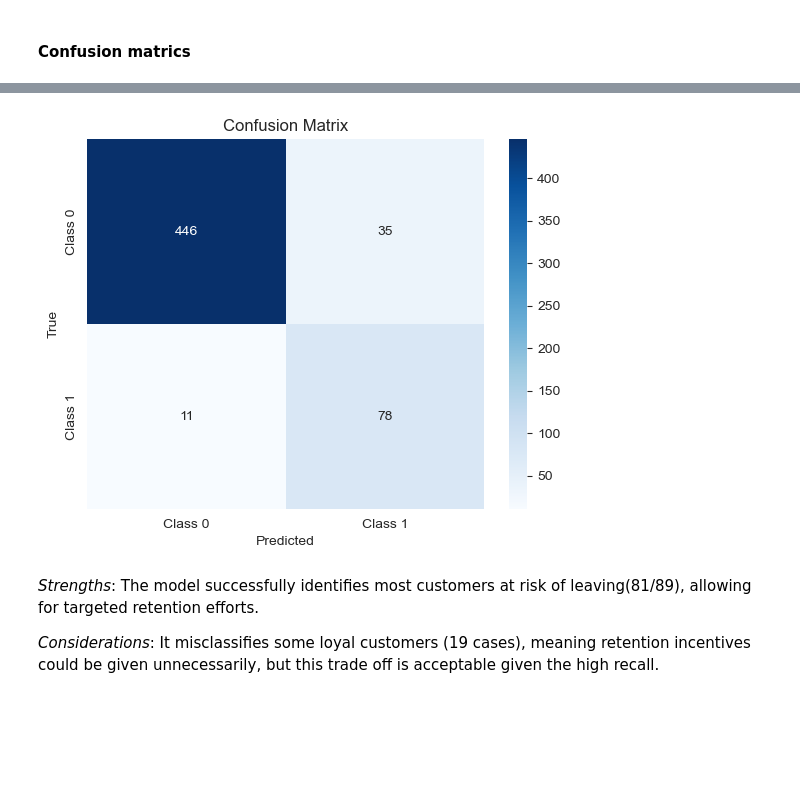
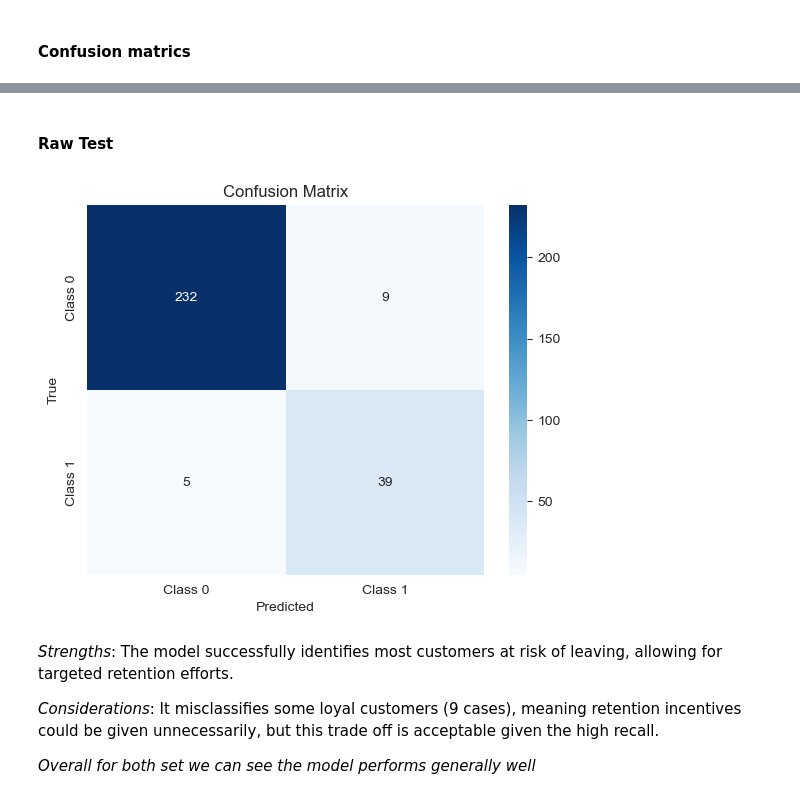
Before and after one commit to Miracle-Bassey/TelecomChurnModel, a Jupyter notebook: notebook/Model_Trainer.ipynb, the cells around one changed output, grey strips where cells are left out. Cells and saved outputs as stored; diff of their text form; code cells hidden in the pictures; blank space fills up the shorter version.

Commit message:
Predictive Modeling

```diff
--- a/notebook/Model_Trainer.ipynb
+++ b/notebook/Model_Trainer.ipynb
@@ -525,3 +525,7 @@ best_params
 # keep needed features in training data
 
 X_train_selected = X_train_resampled[:, selected_feature_indices]
+# %%
+X_val_selected = X_val_transformed[:, selected_feature_indices]
+X_test_selected = X_test_transformed[:, selected_feature_indices]
+X_raw_selected= X_raw_transformed[:, selected_feature_indices]
@@ -527,0 +579,4 @@ X_train_selected = X_train_resampled[:, selected_feature_indices]
+# %%
+# Predict on test and raw datasets
+y_test_pred = new_model.predict(X_test_selected)
+y_raw_pred = new_model.predict(X_raw_selected)
@@ -532,13 +615,17 @@ X_train_selected = X_train_resampled[:, selected_feature_indices]
+# %% [markdown]
+#### Raw Test
 # %%
-cm = confusion_matrix(y_val, y_val_pred)
+cm = confusion_matrix(y_raw, y_raw_pred)
 sns.heatmap(cm, annot=True, fmt='d', cmap='Blues', xticklabels=['Class 0', 'Class 1'], yticklabels=['Class 0', 'Class 1'])
 plt.xlabel('Predicted')
 plt.ylabel('True')
 plt.title('Confusion Matrix')
 plt.show()
 # %% [output]
-[figure, old version]
+[figure, new version]
 # %% [markdown]
-*Strengths*: The model successfully identifies most customers at risk of leaving(81/89), allowing for targeted retention efforts.
+*Strengths*: The model successfully identifies most customers at risk of leaving, allowing for targeted retention efforts.
 
-*Considerations*: It misclassifies some loyal customers (19 cases), meaning retention incentives could be given unnecessarily, but this trade off is acceptable given the high recall.
+*Considerations*: It misclassifies some loyal customers (9 cases), meaning retention incentives could be given unnecessarily, but this trade off is acceptable given the high recall.
+
+*Overall for both set we can see the model performs generally well*
```
Also changed, not shown: parts of 10 cells of this notebook, 26 other files.
